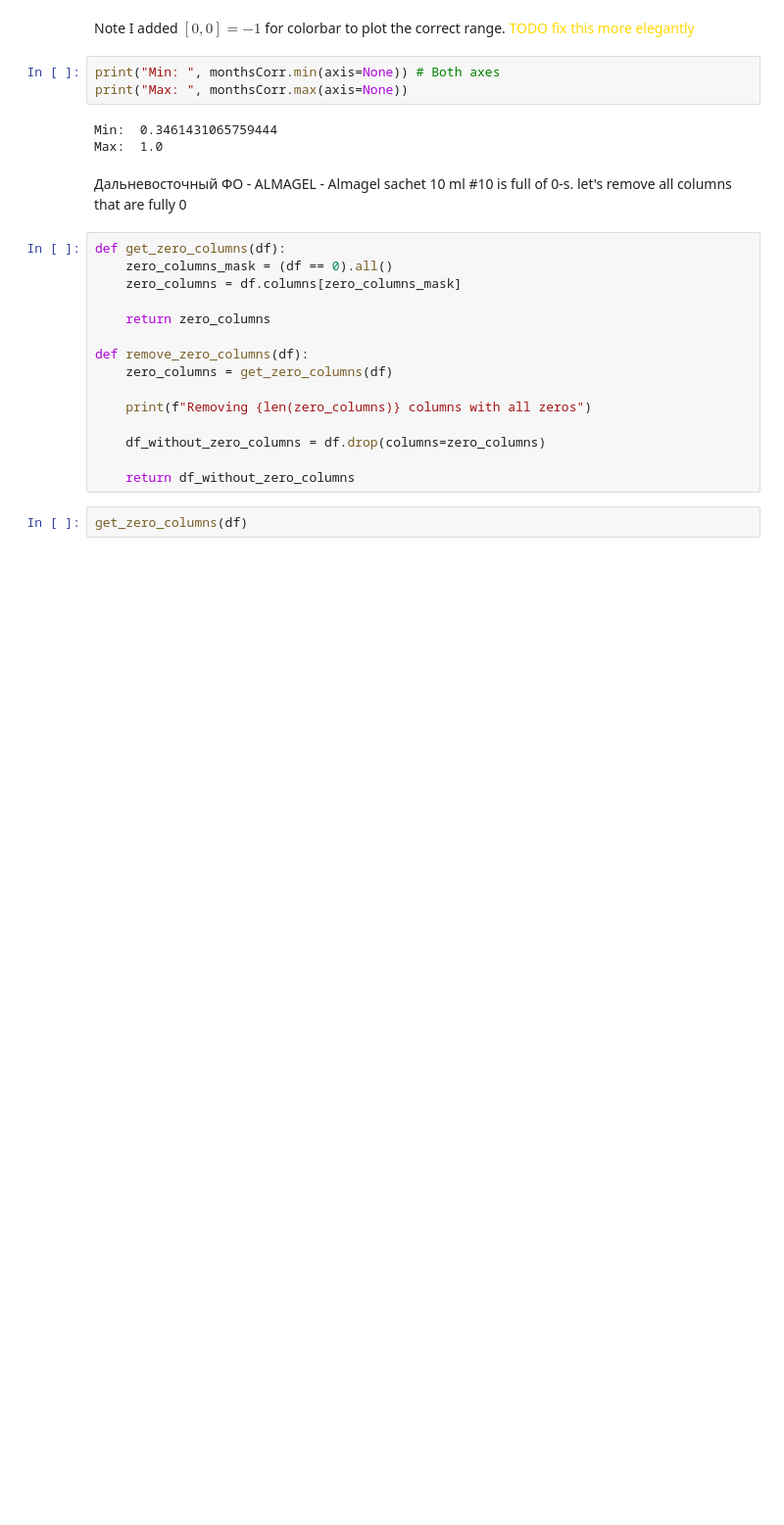
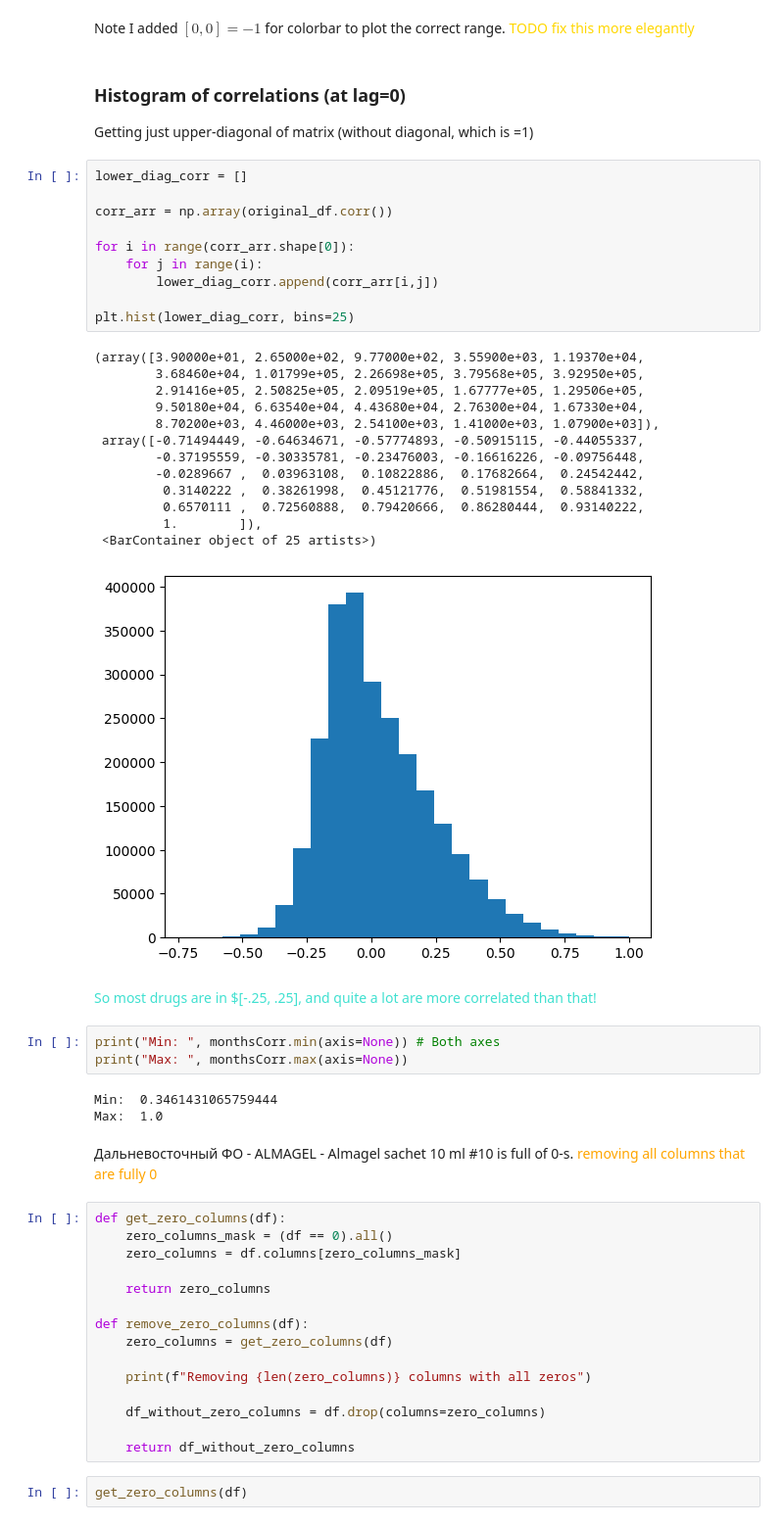
Before and after one commit to ariellubonja/hierarchical-time-series, a Jupyter notebook: eda.ipynb, the cells around one changed output. Shown at 98% size. Drawn from its saved outputs; the diff is of its cells as text; blank space fills up the shorter version.

```diff
--- a/eda.ipynb
+++ b/eda.ipynb
@@ -112,6 +112,36 @@ plt.colorbar()#extend='min')
 [figure]
 # %% [markdown]
 Note I added $[0,0] = -1$ for colorbar to plot the correct range. <font color='gold'>TODO fix this more elegantly</font>
+# %% [markdown]
+### Histogram of correlations (at lag=0)
+
+Getting just upper-diagonal of matrix (without diagonal, which is =1)
+# %%
+lower_diag_corr = []
+
+corr_arr = np.array(original_df.corr())
+
+for i in range(corr_arr.shape[0]):
+    for j in range(i):
+        lower_diag_corr.append(corr_arr[i,j])
+
+plt.hist(lower_diag_corr, bins=25)
+# %% [output]
+(array([3.90000e+01, 2.65000e+02, 9.77000e+02, 3.55900e+03, 1.19370e+04,
+        3.68460e+04, 1.01799e+05, 2.26698e+05, 3.79568e+05, 3.92950e+05,
+        2.91416e+05, 2.50825e+05, 2.09519e+05, 1.67777e+05, 1.29506e+05,
+        9.50180e+04, 6.63540e+04, 4.43680e+04, 2.76300e+04, 1.67330e+04,
+        8.70200e+03, 4.46000e+03, 2.54100e+03, 1.41000e+03, 1.07900e+03]),
+ array([-0.71494449, -0.64634671, -0.57774893, -0.50915115, -0.44055337,
+        -0.37195559, -0.30335781, -0.23476003, -0.16616226, -0.09756448,
+        -0.0289667 ,  0.03963108,  0.10822886,  0.17682664,  0.24542442,
+         0.3140222 ,  0.38261998,  0.45121776,  0.51981554,  0.58841332,
+         0.6570111 ,  0.72560888,  0.79420666,  0.86280444,  0.93140222,
+         1.        ]),
+ <BarContainer object of 25 artists>)
+[figure, added]
+# %% [markdown]
+<font color='turquoise'>So most drugs are in $[-.25, .25], and quite a lot are more correlated than that!</font>
 # %%
 print("Min: ", monthsCorr.min(axis=None)) # Both axes
 print("Max: ", monthsCorr.max(axis=None))
@@ -119,7 +149,7 @@ print("Max: ", monthsCorr.max(axis=None))
 Min:  0.3461431065759444
 Max:  1.0
 # %% [markdown]
-Дальневосточный ФО - ALMAGEL - Almagel sachet 10 ml #10 is full of 0-s. let's remove all columns that are fully 0
+Дальневосточный ФО - ALMAGEL - Almagel sachet 10 ml #10 is full of 0-s. <font color='orange'> removing all columns that are fully 0 </font>
 # %%
 def get_zero_columns(df):
     zero_columns_mask = (df == 0).all()
```
Also changed, not shown: parts of 4 cells of this notebook.
